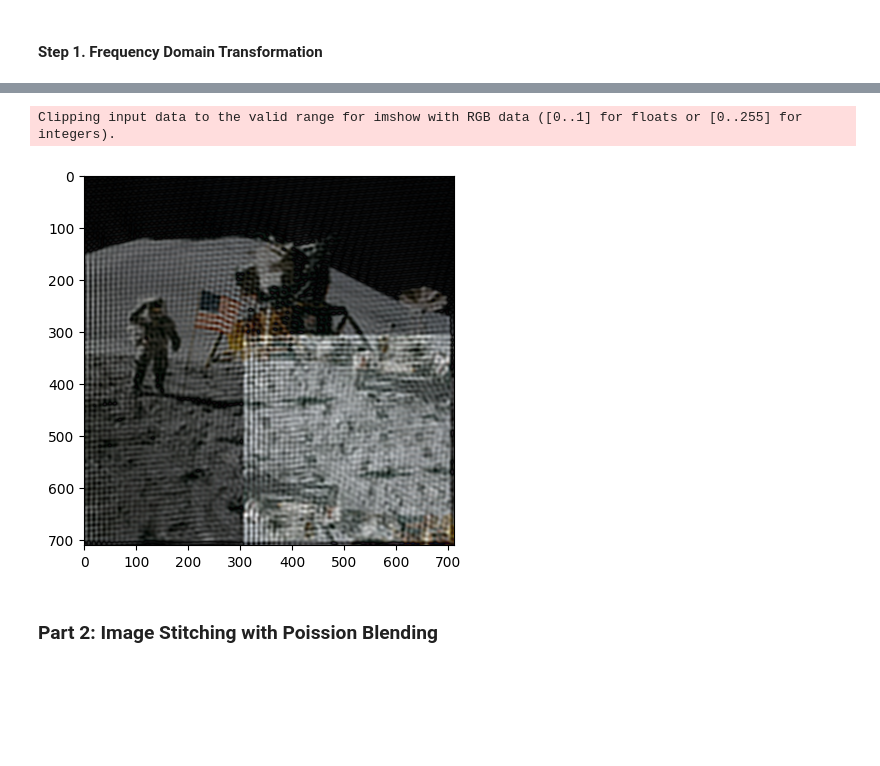
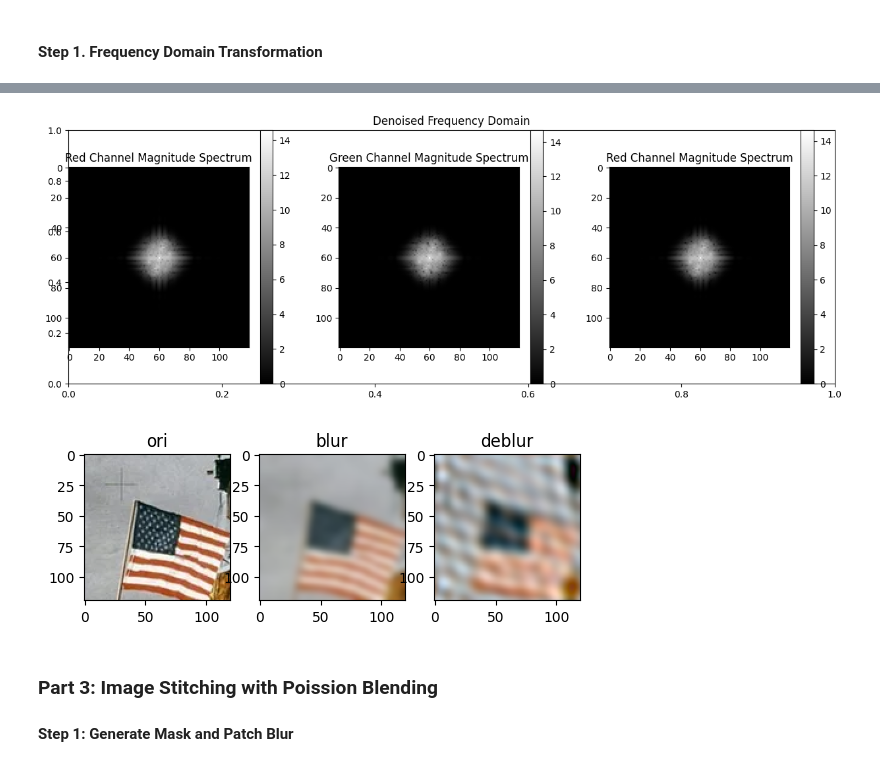
Before and after one commit to 58191554/DDA4310-Computational-Imaging, a Jupyter notebook: hw4/src/notebook.ipynb, the cells around one changed output, grey strips where cells are left out. Saved outputs shown, nothing was run; the diff lists cells and outputs as text; code cells hidden in the pictures; blank space fills up the shorter version.

```diff
--- a/hw4/src/notebook.ipynb
+++ b/hw4/src/notebook.ipynb
@@ -132,11 +245,33 @@ def get_spatial_domain_rbg(r_f, g_f, b_f, img_size):
-# %%
-X = get_denoise(B, G_matrix, L_matrix)
-r_f, g_f, b_f = X[:, : ,0], X[:, :, 1], X[:, :, 2]
-f2img = get_spatial_domain_rbg(r_f, g_f, b_f, img.shape)
-plt.imshow(f2img)
-plt.show()
-# %% [output]
-Clipping input data to the valid range for imshow with RGB data ([0..1] for floats or [0..255] for integers).
-[figure, removed]
+# %%
+def get_spatial_domain_rbg(X, img_size):
+    x = np.zeros(img_size)
+    for i in range(3):
+        x[:, :, i] = np.abs(np.fft.ifft2(X[:, :, i]))
+    img = np.zeros(img_size)
+    h_mid = int(img_size[0]*0.8)
+    w_mid = int(img_size[1]*0.8)
+    h_shift = img_size[0]-h_mid
+    w_shift = img_size[1]-w_mid
+    img[:h_shift, :w_shift] = x[h_mid:, w_mid:]
+    img[:h_shift, w_shift:] = x[h_mid:, :w_mid]
+    img[h_shift:, :w_shift] = x[:h_mid, w_mid:]
+    img[h_shift:, w_shift:] = x[:h_mid, :w_mid]
+    return img.astype(np.int32)
+
+lbd = 1.4
+X = get_denoise(B, G_matrix, L_matrix, lbd, N)
+f2img = get_spatial_domain_rbg(X, img.shape)
+X_shift = np.fft.fftshift(X)
+
+
+if _show_detail:
+    show_freq_rgb(X_shift, "Denoised Frequency Domain")
+    plt.subplot(131);plt.imshow(img);plt.title("ori")
+    plt.subplot(132);plt.imshow(bias_img);plt.title("blur")
+    plt.subplot(133);plt.imshow(f2img);plt.title("deblur")
+# %% [output]
+[figure, added]
+[figure, added]
 # %% [markdown]
-### Part 2: Image Stitching with Poission Blending
+### Part 3: Image Stitching with Poission Blending
+#### Step 1: Generate Mask and Patch Blur
```
Also changed, not shown: parts of 15 cells of this notebook, 1 other file.
